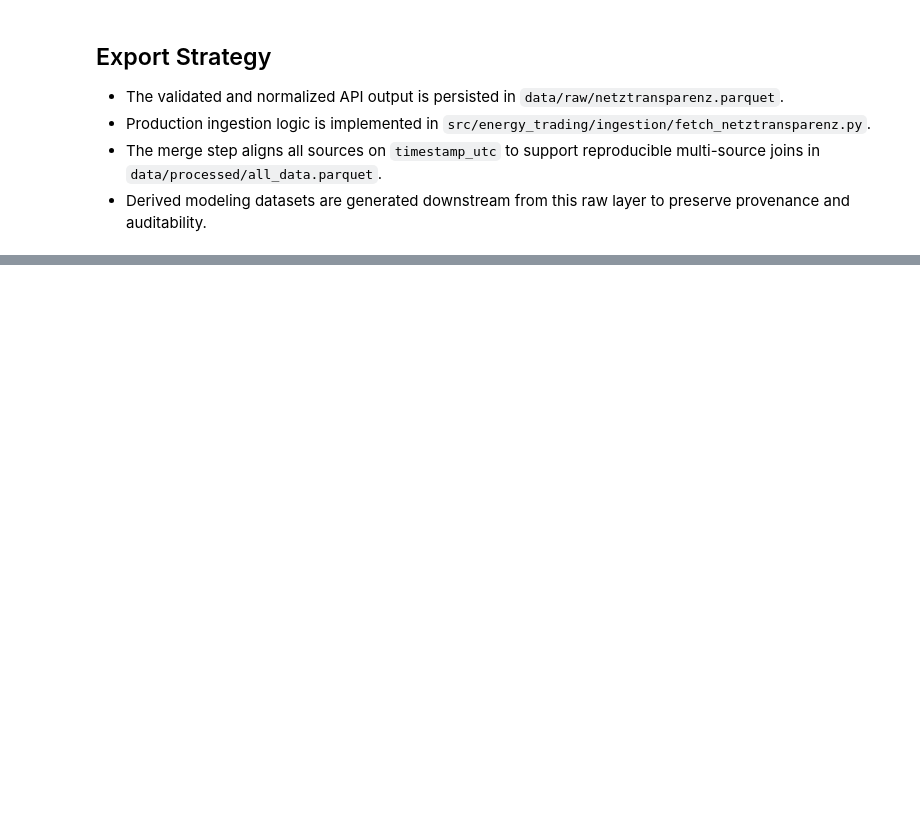
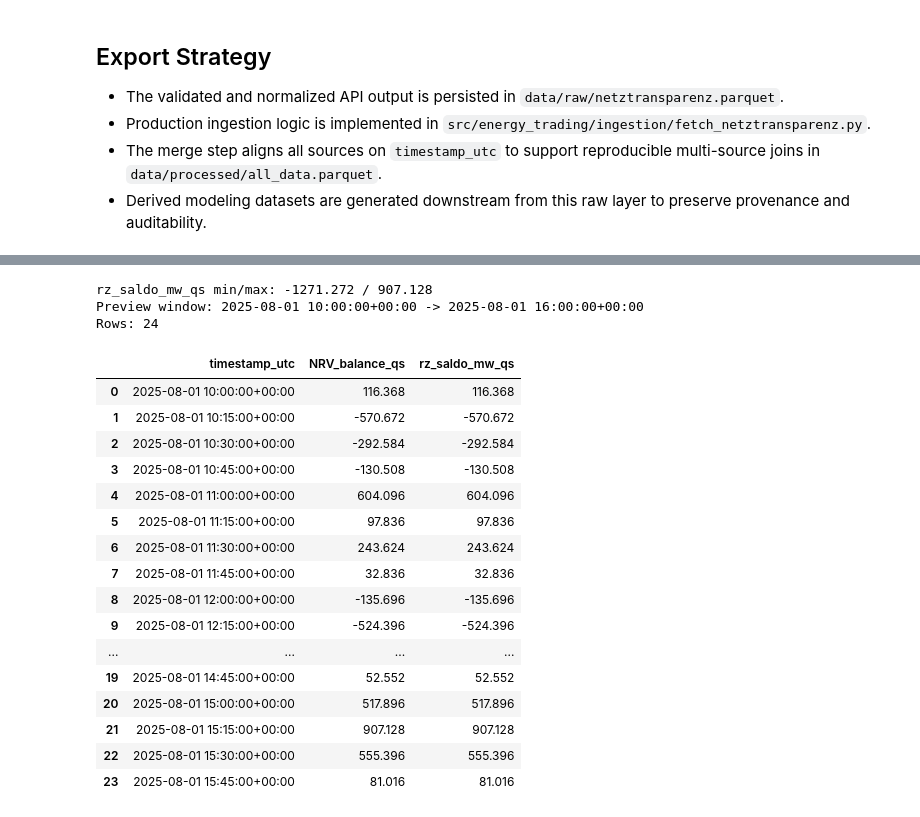
Before and after one commit to lgiesen/energy_trading, a Jupyter notebook: notebooks/api/03_netztransparenz.ipynb, the cells around one changed output, grey strips where cells are left out. Drawn from its saved outputs; the diff is of its cells as text; code cells hidden in the pictures; blank space fills up the shorter version.

```diff
--- a/notebooks/api/03_netztransparenz.ipynb
+++ b/notebooks/api/03_netztransparenz.ipynb
@@ -369,0 +425,56 @@ Detected tz: UTC
+# %%
+# Explicit API calls for requested QS columns + 6h preview window
+PREVIEW_START_UTC = datetime(2025, 8, 1, 10, 0, tzinfo=timezone.utc)
+PREVIEW_END_UTC = PREVIEW_START_UTC + timedelta(hours=6)
+
+TOKEN = get_token()
+
+df_nrv_qs_preview = fetch_netztransparenz_csv(
+    series='NRVSaldo',
+    quality='Qualitaetsgesichert',
+    start_utc=PREVIEW_START_UTC,
+    end_utc=PREVIEW_END_UTC,
+    token=TOKEN,
+)
+
+df_rz_qs_preview = fetch_netztransparenz_csv(
+    series='RZSaldo',
+    quality='Qualitaetsgesichert',
+    start_utc=PREVIEW_START_UTC,
+    end_utc=PREVIEW_END_UTC,
+    token=TOKEN,
+)
+
+nrv_qs_preview = _single_series(df_nrv_qs_preview, 'NRV_balance_qs')
+rz_qs_preview = _rz_saldo_series(df_rz_qs_preview, 'rz_saldo_mw_qs')
+
+preview = (
+    nrv_qs_preview.merge(rz_qs_preview, on='timestamp_utc', how='outer')
+    .sort_values('timestamp_utc')
+    .reset_index(drop=True)
+)
+
+print('Preview window:', PREVIEW_START_UTC, '->', PREVIEW_END_UTC)
+print('Rows:', len(preview))
+display(preview)
+# %% [output]
+rz_saldo_mw_qs min/max: -1271.272 / 907.128
+Preview window: 2025-08-01 10:00:00+00:00 -> 2025-08-01 16:00:00+00:00
+Rows: 24
+|  | timestamp_utc | NRV_balance_qs | rz_saldo_mw_qs |
+| 0 | 2025-08-01 10:00:00+00:00 | 116.368 | 116.368 |
+| 1 | 2025-08-01 10:15:00+00:00 | -570.672 | -570.672 |
+| 2 | 2025-08-01 10:30:00+00:00 | -292.584 | -292.584 |
+| 3 | 2025-08-01 10:45:00+00:00 | -130.508 | -130.508 |
+| 4 | 2025-08-01 11:00:00+00:00 | 604.096 | 604.096 |
+| 5 | 2025-08-01 11:15:00+00:00 | 97.836 | 97.836 |
+| 6 | 2025-08-01 11:30:00+00:00 | 243.624 | 243.624 |
+| 7 | 2025-08-01 11:45:00+00:00 | 32.836 | 32.836 |
+| 8 | 2025-08-01 12:00:00+00:00 | -135.696 | -135.696 |
+| 9 | 2025-08-01 12:15:00+00:00 | -524.396 | -524.396 |
+| ... | ... | ... | ... |
+| 19 | 2025-08-01 14:45:00+00:00 | 52.552 | 52.552 |
+| 20 | 2025-08-01 15:00:00+00:00 | 517.896 | 517.896 |
+| 21 | 2025-08-01 15:15:00+00:00 | 907.128 | 907.128 |
+| 22 | 2025-08-01 15:30:00+00:00 | 555.396 | 555.396 |
+| 23 | 2025-08-01 15:45:00+00:00 | 81.016 | 81.016 |
```
Also changed, not shown: parts of 5 cells of this notebook.
